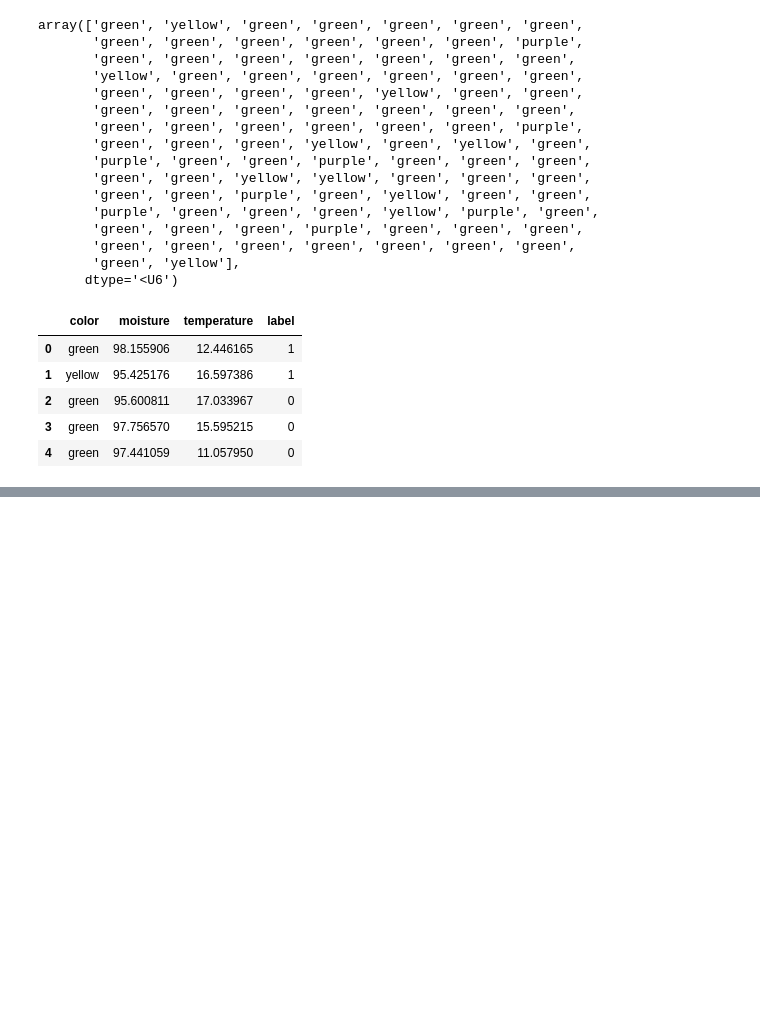
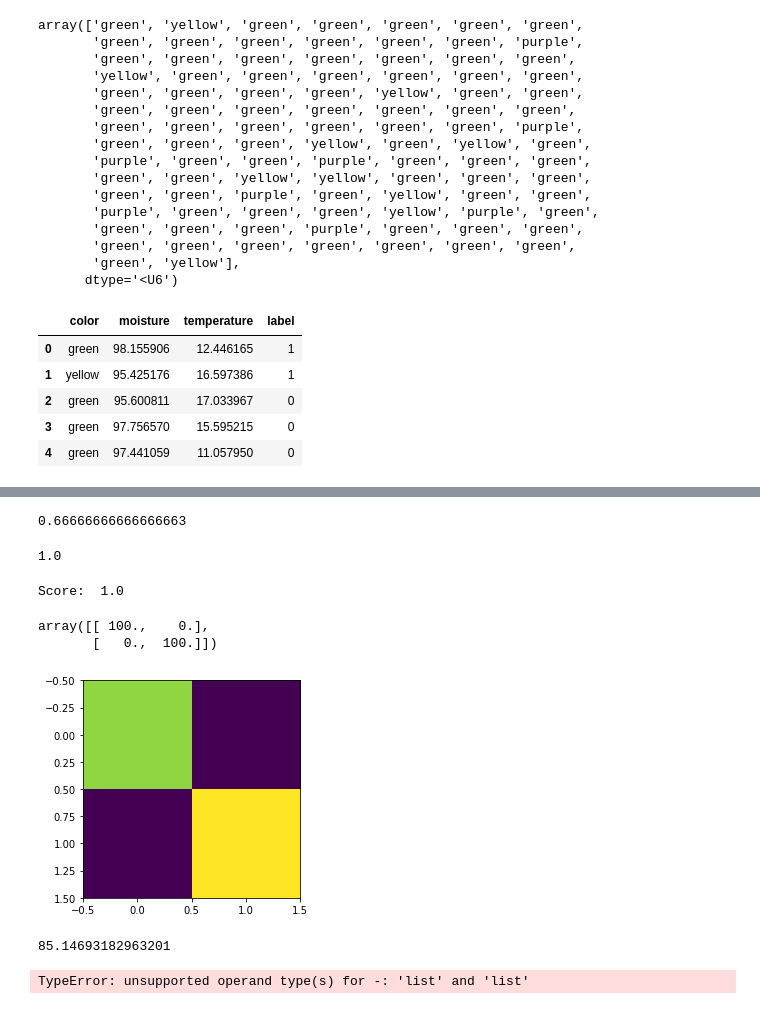
Before and after one commit to kelhallaoui/tutorials, a Jupyter notebook: Machine Learning/Deep Learning/Predicting Flowers/Untitled.ipynb, the cells around one changed output, grey strips where cells are left out. Cells and saved outputs as stored; diff of their text form; code cells hidden in the pictures; blank space fills up the shorter version.

```diff
--- a/Machine Learning/Deep Learning/Predicting Flowers/Untitled.ipynb
+++ b/Machine Learning/Deep Learning/Predicting Flowers/Untitled.ipynb
@@ -562,0 +600,37 @@ from sklearn.model_selection import train_test_split
+# %%
+from sklearn.neighbors import KNeighborsClassifier
+neigh = KNeighborsClassifier(n_neighbors=3)
+neigh.fit(X_train, y_train)
+neigh.score(X_test, y_test)
+# %% [output]
+0.66666666666666663
+# %%
+from sklearn import tree
+clf = tree.DecisionTreeClassifier()
+clf.fit(X_train, y_train)
+clf.score(X_test, y_test)
+# %% [output]
+1.0
+# %%
+from sklearn.ensemble import RandomForestClassifier
+
+forest = RandomForestClassifier(n_estimators = 100)
+
+forest.fit(X_train, y_train)
+print('Score: ', forest.score(X_test, y_test))
+predictions = forest.predict(X_test)
+# %% [output]
+Score:  1.0
+# %%
+from sklearn.metrics import confusion_matrix
+
+# Show a confusion matrix
+plt.imshow(confusion_matrix(y_test, predictions))
+conf = confusion_matrix(y_test, predictions)
+
+# Print the confusion matrix
+np.round([conf[ix, :]*100/i for ix, i in enumerate(np.sum(conf, 1))], 3)
+# %% [output]
+array([[ 100.,    0.],
+       [   0.,  100.]])
+[figure, added]
@@ -562,0 +640,8 @@ from sklearn.model_selection import train_test_split
+# %%
+np.sqrt(np.sum(np.subtract(Y, Y_p)**2)/len(Y))
+# %% [output]
+85.14693182963201
+# %%
+np.sqrt(sum((Y-Y_p)**2)/len(Y))
+# %% [output]
+TypeError: unsupported operand type(s) for -: 'list' and 'list'
```
Also changed, not shown: parts of 6 cells of this notebook, 1 other file.
